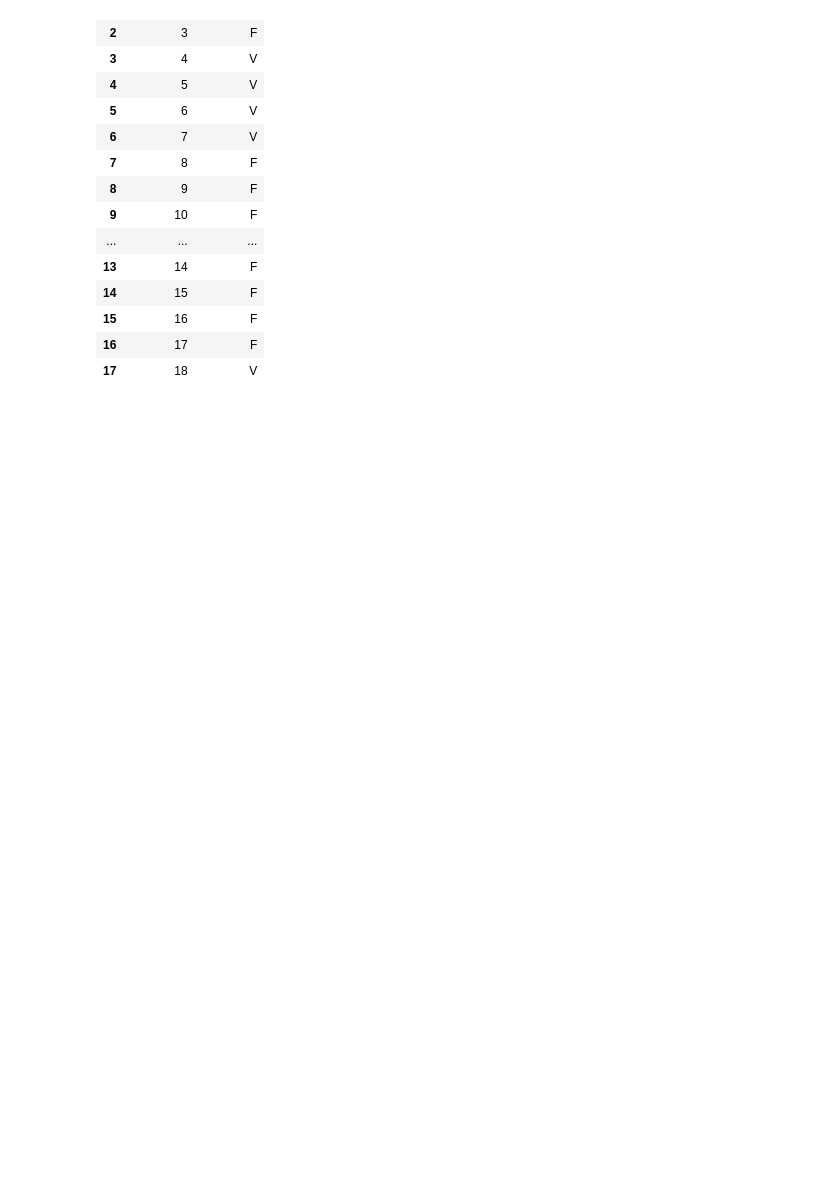
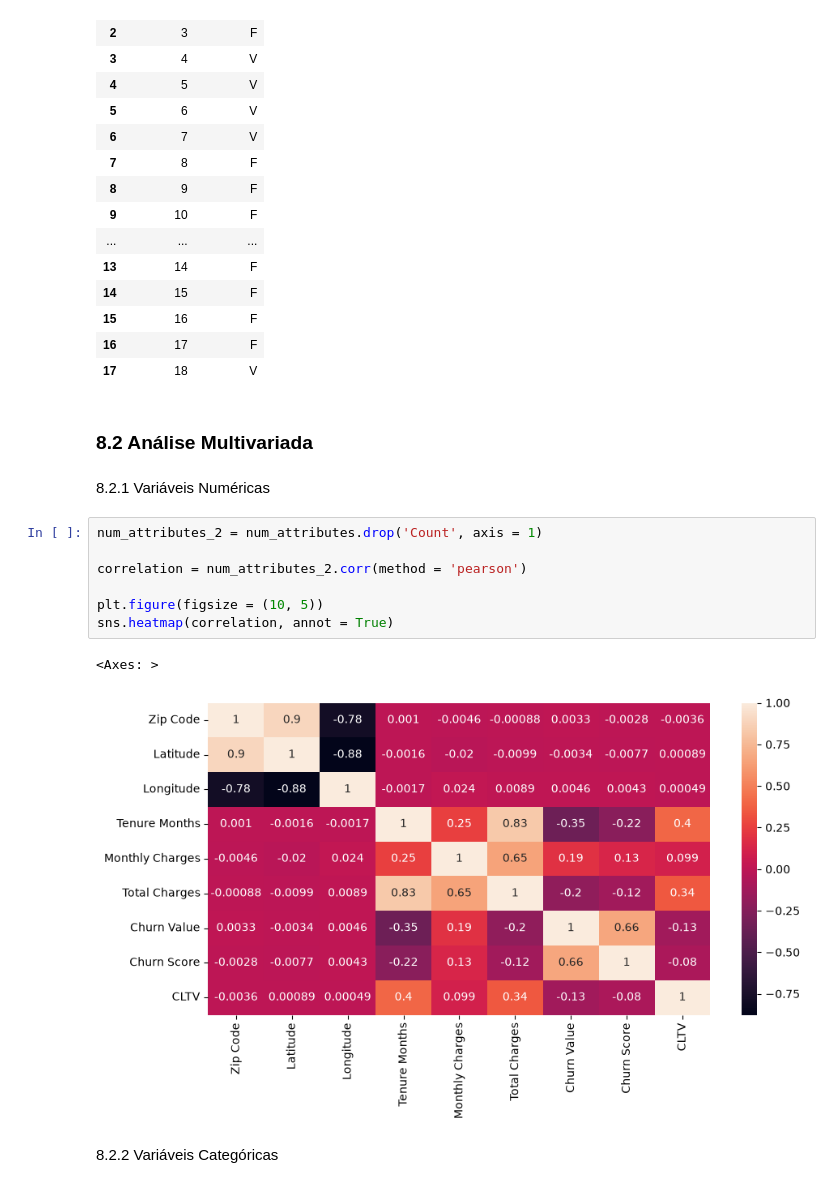
Before and after one commit to lucasffreitasds/churn_IBM, a Jupyter notebook: projeto_churn_IBM.ipynb, the cells around one changed output. Drawn from its saved outputs; the diff is of its cells as text; blank space fills up the shorter version.

Commit message:
analise multivariada finalizada

```diff
--- a/projeto_churn_IBM.ipynb
+++ b/projeto_churn_IBM.ipynb
@@ -1222,3 +1236,19 @@ resultados
 | 15 | 16 | F |
 | 16 | 17 | F |
 | 17 | 18 | V |
+# %% [markdown]
+### 8.2 Análise Multivariada
+# %% [markdown]
+8.2.1 Variáveis Numéricas
+# %%
+num_attributes_2 = num_attributes.drop('Count', axis = 1)
+
+correlation = num_attributes_2.corr(method = 'pearson')
+
+plt.figure(figsize = (10, 5))
+sns.heatmap(correlation, annot = True)
+# %% [output]
+<Axes: >
+[figure, added]
+# %% [markdown]
+8.2.2 Variáveis Categóricas
```
Also changed, not shown: parts of 4 cells of this notebook.
